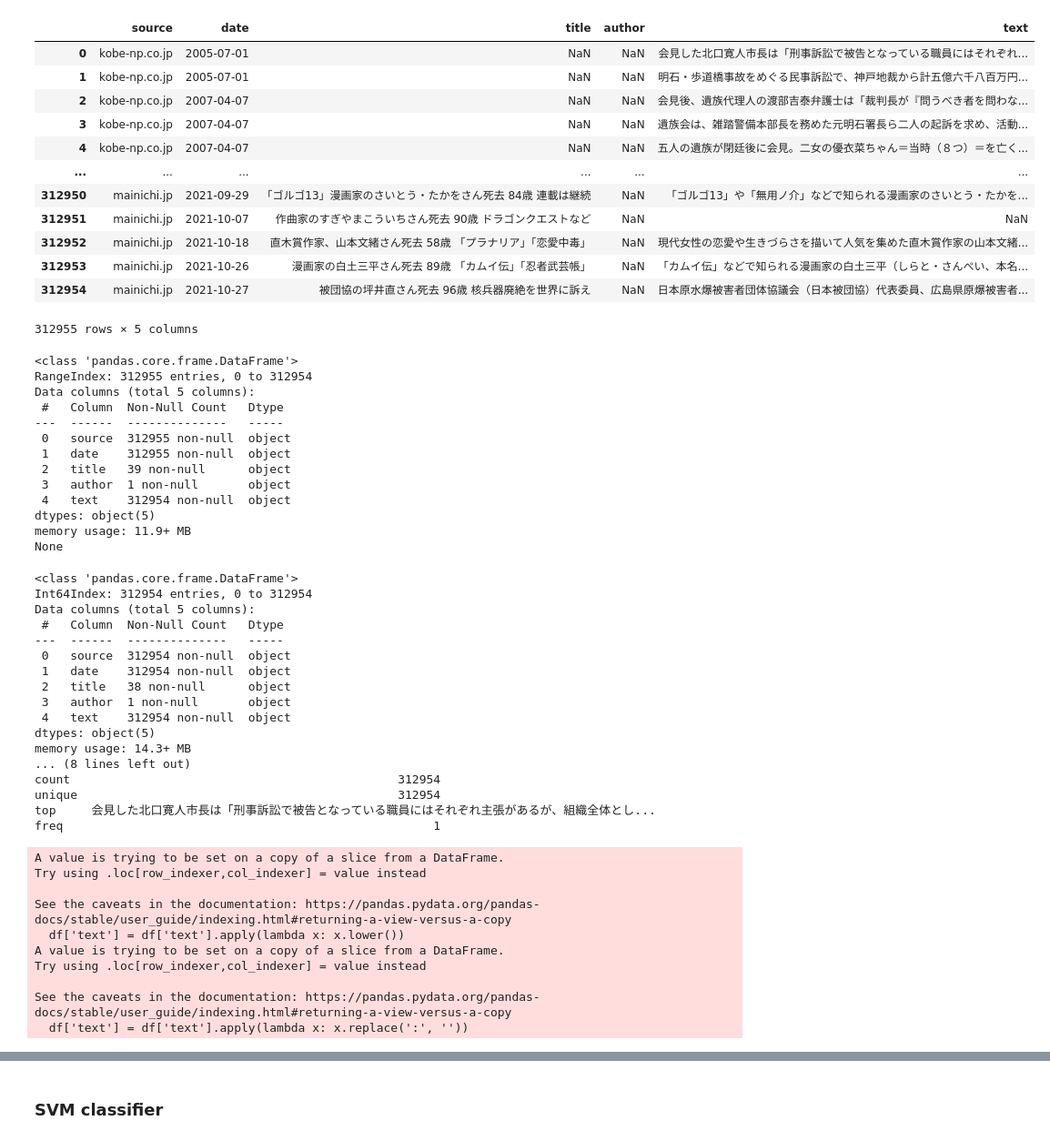
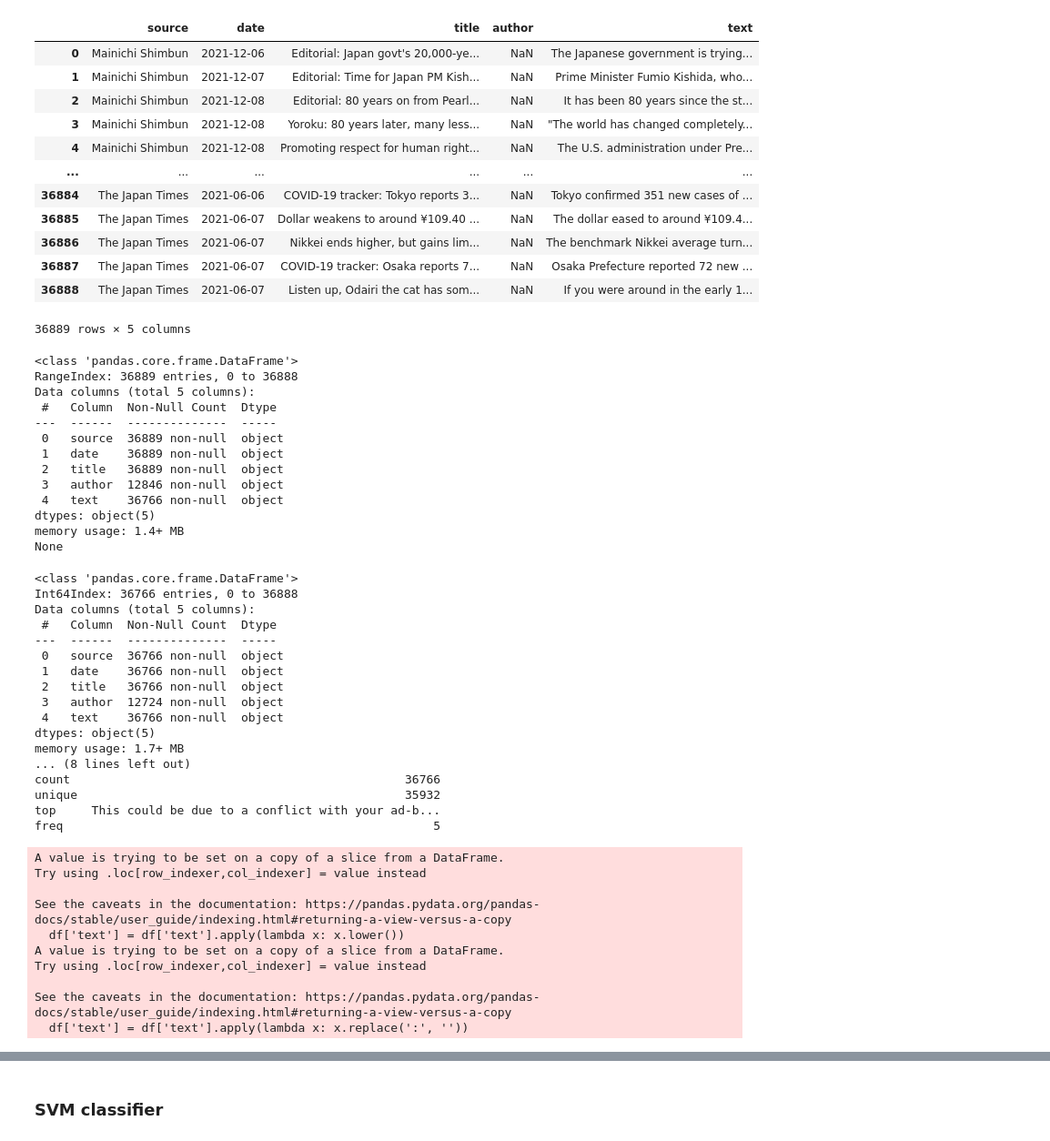
Before and after one commit to GiacomoBacchetta/digitiamo_test, a Jupyter notebook: test.ipynb, the cells around one changed output, grey strips where cells are left out. Shown at 91% size. Cells and saved outputs as stored; diff of their text form; code cells hidden in the pictures.

```diff
--- a/test.ipynb
+++ b/test.ipynb
@@ -4,35 +5,35 @@ import numpy as np
 # %%
-df = pd.read_csv('japanese_news.csv', delimiter='\t', header=0) # lettura del file csv
+df = pd.read_csv('english_news.csv', delimiter='\t', header=0) # lettura del file csv
 df # visualizzazione del file csv
 # %% [output]
 |  | source | date | title | author | text |
-| 0 | kobe-np.co.jp | 2005-07-01 | NaN | NaN | 会見した北口寛人市長は「刑事訴訟で被告となっている職員にはそれぞれ... |
-| 1 | kobe-np.co.jp | 2005-07-01 | NaN | NaN | 明石・歩道橋事故をめぐる民事訴訟で、神戸地裁から計五億六千八百万円... |
-| 2 | kobe-np.co.jp | 2007-04-07 | NaN | NaN | 会見後、遺族代理人の渡部吉泰弁護士は「裁判長が『問うべき者を問わな... |
-| 3 | kobe-np.co.jp | 2007-04-07 | NaN | NaN | 遺族会は、雑踏警備本部長を務めた元明石署長ら二人の起訴を求め、活動... |
-| 4 | kobe-np.co.jp | 2007-04-07 | NaN | NaN | 五人の遺族が閉廷後に会見。二女の優衣菜ちゃん＝当時（８つ）＝を亡く... |
+| 0 | Mainichi Shimbun | 2021-12-06 | Editorial: Japan govt's 20,000-ye... | NaN | The Japanese government is trying... |
+| 1 | Mainichi Shimbun | 2021-12-07 | Editorial: Time for Japan PM Kish... | NaN | Prime Minister Fumio Kishida, who... |
+| 2 | Mainichi Shimbun | 2021-12-08 | Editorial: 80 years on from Pearl... | NaN | It has been 80 years since the st... |
+| 3 | Mainichi Shimbun | 2021-12-08 | Yoroku: 80 years later, many less... | NaN | "The world has changed completely... |
+| 4 | Mainichi Shimbun | 2021-12-08 | Promoting respect for human right... | NaN | The U.S. administration under Pre... |
 | ... | ... | ... | ... | ... | ... |
-| 312950 | mainichi.jp | 2021-09-29 | 「ゴルゴ13」漫画家のさいとう・たかをさん死去 84歳 連載は継続 | NaN | 「ゴルゴ13」や「無用ノ介」などで知られる漫画家のさいとう・たかを... |
-| 312951 | mainichi.jp | 2021-10-07 | 作曲家のすぎやまこういちさん死去 90歳 ドラゴンクエストなど | NaN | NaN |
-| 312952 | mainichi.jp | 2021-10-18 | 直木賞作家、山本文緒さん死去 58歳 「プラナリア」「恋愛中毒」 | NaN | 現代女性の恋愛や生きづらさを描いて人気を集めた直木賞作家の山本文緒... |
-| 312953 | mainichi.jp | 2021-10-26 | 漫画家の白土三平さん死去 89歳 「カムイ伝」「忍者武芸帳」 | NaN | 「カムイ伝」などで知られる漫画家の白土三平（しらと・さんぺい、本名... |
-| 312954 | mainichi.jp | 2021-10-27 | 被団協の坪井直さん死去 96歳 核兵器廃絶を世界に訴え | NaN | 日本原水爆被害者団体協議会（日本被団協）代表委員、広島県原爆被害者... |
+| 36884 | The Japan Times | 2021-06-06 | COVID-19 tracker: Tokyo reports 3... | NaN | Tokyo confirmed 351 new cases of ... |
+| 36885 | The Japan Times | 2021-06-07 | Dollar weakens to around ¥109.40 ... | NaN | The dollar eased to around ¥109.4... |
+| 36886 | The Japan Times | 2021-06-07 | Nikkei ends higher, but gains lim... | NaN | The benchmark Nikkei average turn... |
+| 36887 | The Japan Times | 2021-06-07 | COVID-19 tracker: Osaka reports 7... | NaN | Osaka Prefecture reported 72 new ... |
+| 36888 | The Japan Times | 2021-06-07 | Listen up, Odairi the cat has som... | NaN | If you were around in the early 1... |
-312955 rows × 5 columns
+36889 rows × 5 columns
 # %%
 print(df.info()) # analizziamo il numero di null sulle colonne di nostro interesse (source e text)
 # %% [output]
 <class 'pandas.core.frame.DataFrame'>
-RangeIndex: 312955 entries, 0 to 312954
+RangeIndex: 36889 entries, 0 to 36888
 Data columns (total 5 columns):
- #   Column  Non-Null Count   Dtype
----  ------  --------------   -----
- 0   source  312955 non-null  object
- 1   date    312955 non-null  object
- 2   title   39 non-null      object
- 3   author  1 non-null       object
- 4   text    312954 non-null  object
+ #   Column  Non-Null Count  Dtype
+---  ------  --------------  -----
+ 0   source  36889 non-null  object
+ 1   date    36889 non-null  object
+ 2   title   36889 non-null  object
+ 3   author  12846 non-null  object
+ 4   text    36766 non-null  object
 dtypes: object(5)
-memory usage: 11.9+ MB
+memory usage: 1.4+ MB
 None
 # %%
 df = df.dropna(subset=['text']) # eliminiamo le righe con valore Null in occasione della feature text
@@ -47,22 +48,22 @@ for char in [':', '.', ';', ',', '+', '-', '(', ')', '[', ']', '!', '?', '@', '$
     df['text'] = df['text'].apply(lambda x: x.replace(':', ''))
 # %% [output]
 <class 'pandas.core.frame.DataFrame'>
-Int64Index: 312954 entries, 0 to 312954
+Int64Index: 36766 entries, 0 to 36888
 Data columns (total 5 columns):
- #   Column  Non-Null Count   Dtype
----  ------  --------------   -----
- 0   source  312954 non-null  object
- 1   date    312954 non-null  object
- 2   title   38 non-null      object
- 3   author  1 non-null       object
- 4   text    312954 non-null  object
+ #   Column  Non-Null Count  Dtype
+---  ------  --------------  -----
+ 0   source  36766 non-null  object
+ 1   date    36766 non-null  object
+ 2   title   36766 non-null  object
+ 3   author  12724 non-null  object
+ 4   text    36766 non-null  object
 dtypes: object(5)
-memory usage: 14.3+ MB
+memory usage: 1.7+ MB
 ... (8 lines left out)
-count                                              312954
-unique                                             312954
-top     会見した北口寛人市長は「刑事訴訟で被告となっている職員にはそれぞれ主張があるが、組織全体とし...
-freq                                                    1
+count                                               36766
+unique                                              35932
+top     This could be due to a conflict with your ad-b...
+freq                                                    5
 A value is trying to be set on a copy of a slice from a DataFrame.
 Try using .loc[row_indexer,col_indexer] = value instead
 
```
Also changed, not shown: parts of 13 cells of this notebook.
